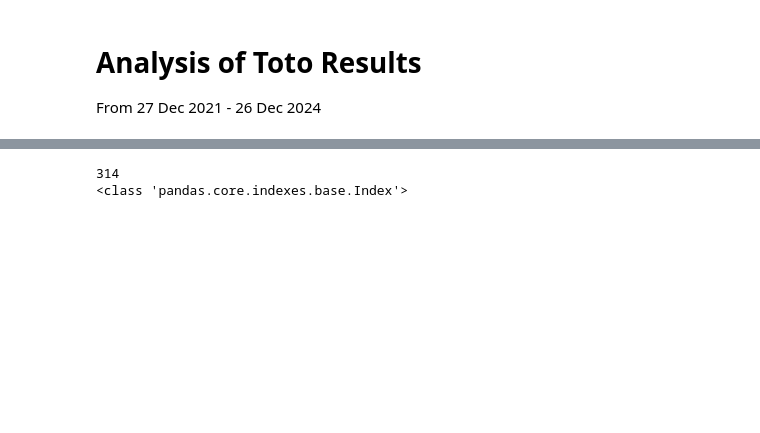
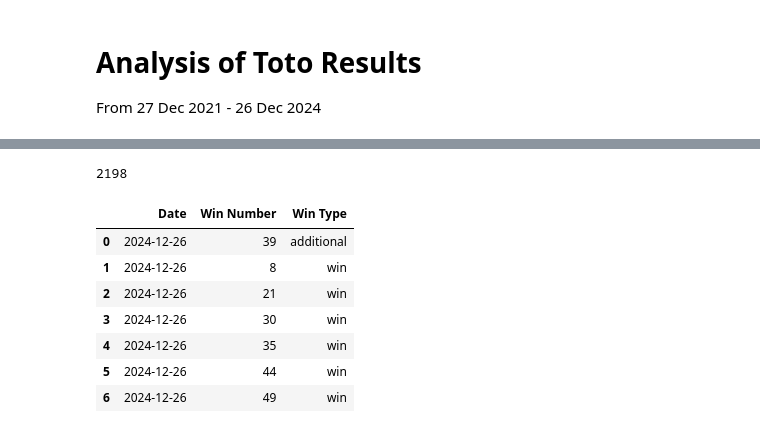
Before and after one commit to EldrickSYK/Singapore-toto-analysis, a Jupyter notebook: toto_analysis.ipynb, the cells around one changed output, grey strips where cells are left out. Cells and saved outputs as stored; diff of their text form; code cells hidden in the pictures; blank space fills up the shorter version.

```diff
--- a/toto_analysis.ipynb
+++ b/toto_analysis.ipynb
@@ -18,9 +18,16 @@ print(dates.max())
 # %%
 print(total_draws)
-results.head()
+results.head(7)
 # %% [output]
-314
-<class 'pandas.core.indexes.base.Index'>
+2198
+|  | Date | Win Number | Win Type |
+| 0 | 2024-12-26 | 39 | additional |
+| 1 | 2024-12-26 | 8 | win |
+| 2 | 2024-12-26 | 21 | win |
+| 3 | 2024-12-26 | 30 | win |
+| 4 | 2024-12-26 | 35 | win |
+| 5 | 2024-12-26 | 44 | win |
+| 6 | 2024-12-26 | 49 | win |
 # %%
 # Count the numbers
 number_counts = results['Win Number'].value_counts().sort_index()
```
Also changed, not shown: parts of 9 cells of this notebook.
